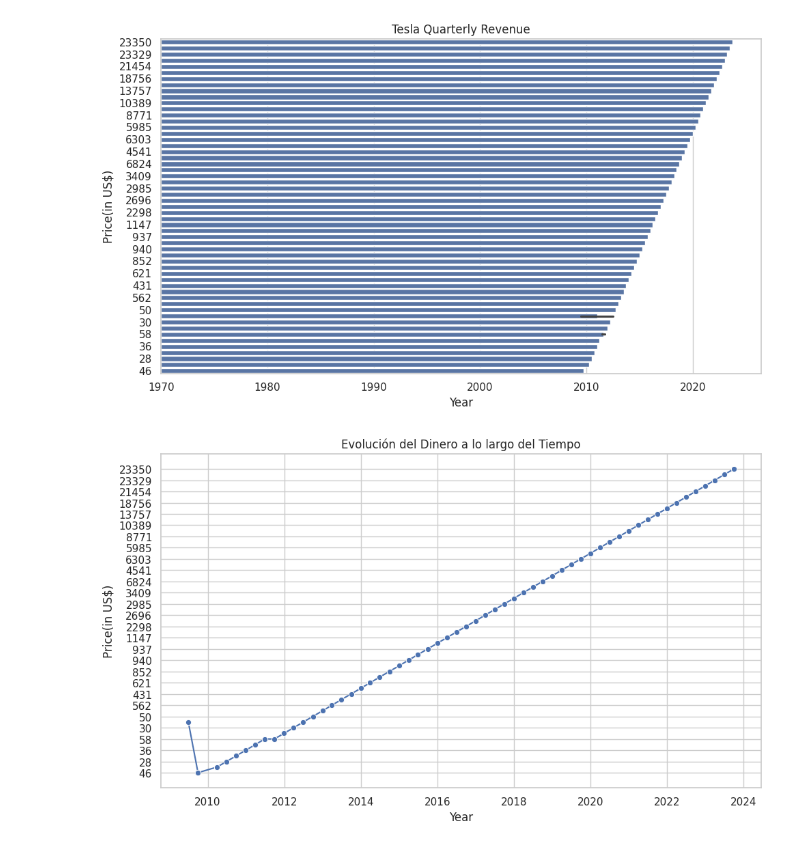
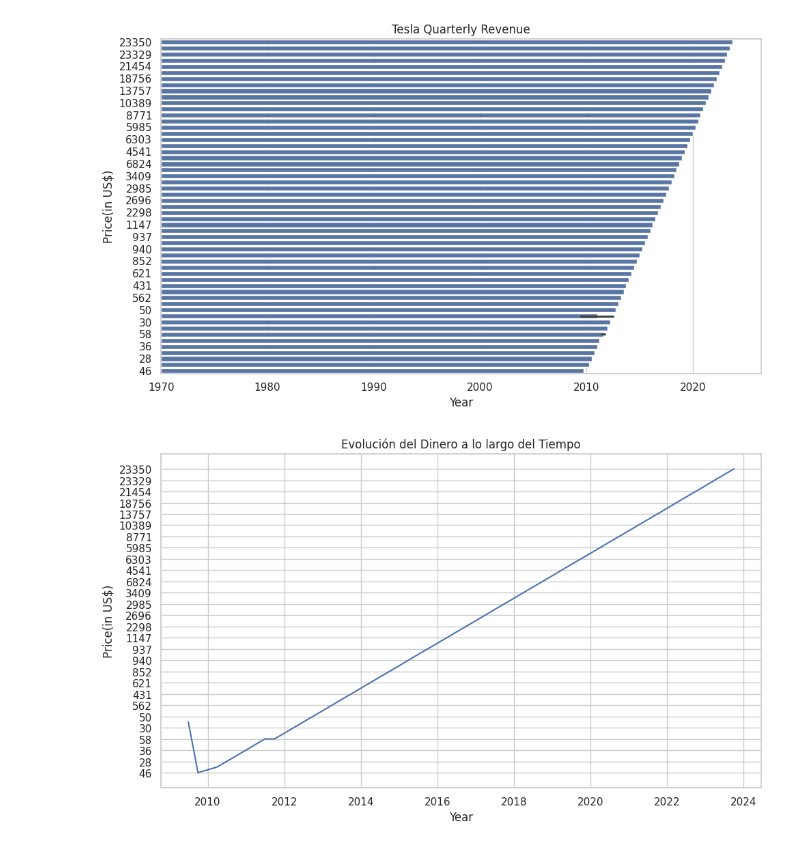
Before and after one commit to Alfonso-wav/web-scraping-project-tutorial, a Jupyter notebook: src/explore.ipynb, the cells around one changed output. Drawn from its saved outputs; the diff is of its cells as text; code cells hidden in the pictures.

```diff
--- a/src/explore.ipynb
+++ b/src/explore.ipynb
@@ -215,27 +215,27 @@ plt.show()
 # %%
 # Convertir la columna 'fechas' al formato datetime
 df['Dates'] = pd.to_datetime(df['Dates'])
 
 # Crear un gráfico de barras apiladas
 sns.set(style="whitegrid")  # Estilo de la gráfica
 plt.figure(figsize=(10, 6))  # Tamaño de la gráfica
 
 
 # Usar Seaborn para crear un gráfico de línea
-plot = sns.lineplot(x='Dates', y='Price', data=df, marker='o')
+plot = sns.lineplot(x='Dates', y='Price', data=df)
 
 # Configurar etiquetas y título
 plt.xlabel('Year')
 plt.ylabel('Price(in US$)')
 plt.title('Evolución del Dinero a lo largo del Tiempo')
 
 
 # Personalizar los ticks del eje y para mostrar solo la mitad de ellos
 ticks = plot.get_yticks()
 plot.set_yticks(ticks[::2])
 
 # Mostrar el gráfico
 plt.tight_layout()
 plt.show()
 # %% [output]
-[figure, old version]
+[figure, new version]
```
